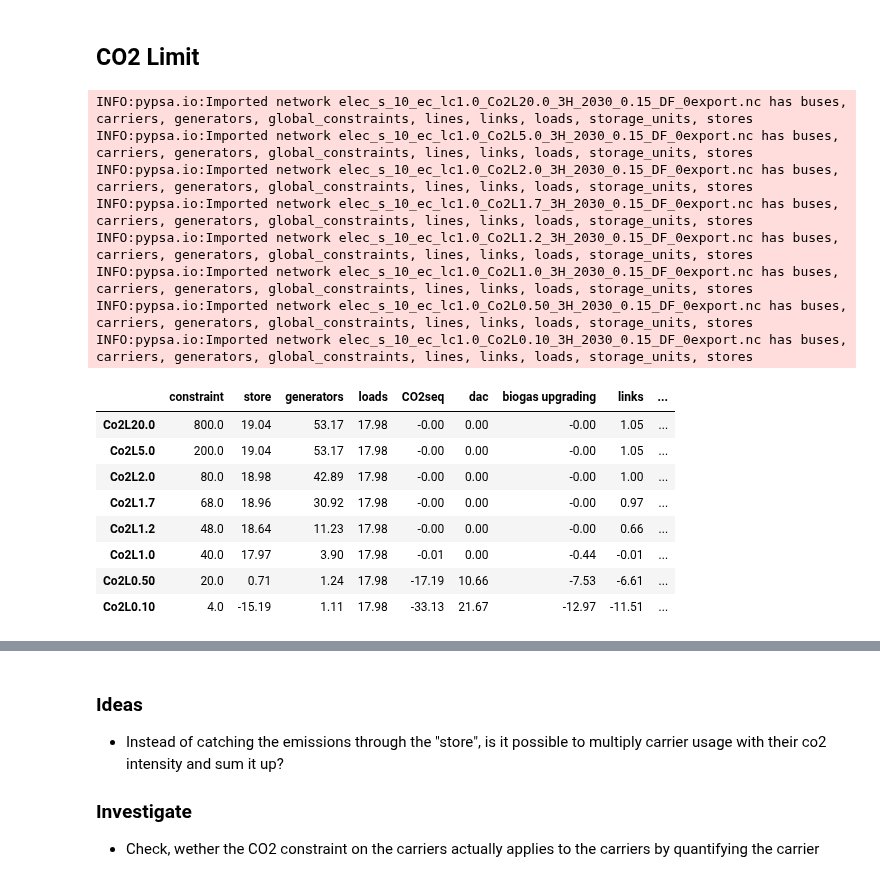
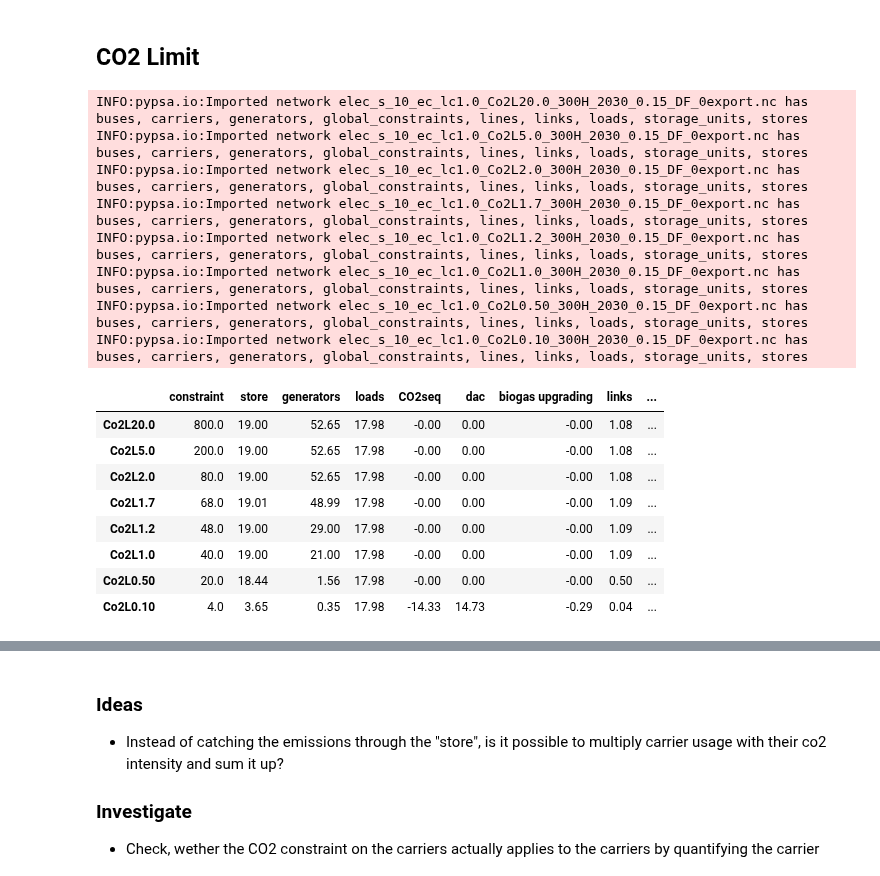
Before and after one commit to energyLS/aldehyde, a Jupyter notebook: workflow/notebooks/test_co2limit.ipynb, the cells around one changed output, grey strips where cells are left out. Drawn from its saved outputs; the diff is of its cells as text; code cells hidden in the pictures.

```diff
--- a/workflow/notebooks/test_co2limit.ipynb
+++ b/workflow/notebooks/test_co2limit.ipynb
@@ -5,15 +5,24 @@ import pypsa
 import pandas as pd
 # %%
 prefix = "/mnt/c/Users/scl38887/Documents/git/aldehyde"
+prefix_eur = "/mnt/c/Users/scl38887/Documents/git/pypsa-eur"
+
+# /mnt/c/Users/scl38887/Documents/git/pypsa-eur/results/carbontest/postnetworks/elec_s_37_lv1.0__Co2L0p25-2000H-T-H-B-I-A-solar+p3-dist1_2030.nc
 
 # Import from pypsa-earth-sec
-run = "wacc15_hem_1marg_1cap_nosmr_0exp_3h_ws"
+run = "carbonfix_300h_ws" #"wacc15_hem_1marg_1cap_nosmr_0exp_3h_ws"
+run_eur = "carbontest"
 Co2Ls = ["Co2L20.0", "Co2L5.0", "Co2L2.0", "Co2L1.7", "Co2L1.2", "Co2L1.0", "Co2L0.50", "Co2L0.10"]
+Co2Ls_eur = ["Co2L0p50", "Co2L0p25", "Co2L0p100"]
+
 
 carbon_stats = pd.DataFrame(columns=["constraint", "store", "generators", "loads", "CO2seq", "dac", "biogas upgrading", "links"])
 
 for Co2L in Co2Ls:
-    n = pypsa.Network(prefix + "/workflow/subworkflows/pypsa-earth-sec/results/" + run + "/postnetworks/elec_s_10_ec_lc1.0_"+Co2L+"_3H_2030_0.15_DF_0export.nc")
+    n = pypsa.Network(prefix + "/workflow/subworkflows/pypsa-earth-sec/results/" + run + "/postnetworks/elec_s_10_ec_lc1.0_"+Co2L+"_300H_2030_0.15_DF_0export.nc")
+    # n = pypsa.Network(prefix_eur + "/results/" + run_eur + "/postnetworks/elec_s_37_lv1.0__"+Co2L+"-2000H-T-H-B-I-A-solar+p3-dist1_2030.nc")
+
+
     carbon_stats.loc[Co2L, "constraint"] = n.global_constraints.loc["CO2Limit", "constant"] / 1e6 # MtCO2
 
     carbon_stats.loc[Co2L, "store"] = n.stores_t.e.filter(like="co2 atmosphere").iloc[-1][0] / 1e6 # MtCO2
@@ -37,30 +46,31 @@ for Co2L in Co2Ls:
 
     carbon_stats.loc[Co2L, "biogas upgrading"] = n.links_t.p0[n.links[n.links.carrier == "biogas to gas"].index].sum().sum() / 1e6 * n.snapshot_weightings.generators[0] * n.links[n.links.carrier == "biogas to gas"].efficiency2[0] # in MtCO2
 # %% [output]
-INFO:pypsa.io:Imported network elec_s_10_ec_lc1.0_Co2L20.0_3H_2030_0.15_DF_0export.nc has buses, carriers, generators, global_constraints, lines, links, loads, storage_units, stores
-INFO:pypsa.io:Imported network elec_s_10_ec_lc1.0_Co2L5.0_3H_2030_0.15_DF_0export.nc has buses, carriers, generators, global_constraints, lines, links, loads, storage_units, stores
-INFO:pypsa.io:Imported network elec_s_10_ec_lc1.0_Co2L2.0_3H_2030_0.15_DF_0export.nc has buses, carriers, generators, global_constraints, lines, links, loads, storage_units, stores
-INFO:pypsa.io:Imported network elec_s_10_ec_lc1.0_Co2L1.7_3H_2030_0.15_DF_0export.nc has buses, carriers, generators, global_constraints, lines, links, loads, storage_units, stores
-INFO:pypsa.io:Imported network elec_s_10_ec_lc1.0_Co2L1.2_3H_2030_0.15_DF_0export.nc has buses, carriers, generators, global_constraints, lines, links, loads, storage_units, stores
-INFO:pypsa.io:Imported network elec_s_10_ec_lc1.0_Co2L1.0_3H_2030_0.15_DF_0export.nc has buses, carriers, generators, global_constraints, lines, links, loads, storage_units, stores
-INFO:pypsa.io:Imported network elec_s_10_ec_lc1.0_Co2L0.50_3H_2030_0.15_DF_0export.nc has buses, carriers, generators, global_constraints, lines, links, loads, storage_units, stores
-INFO:pypsa.io:Imported network elec_s_10_ec_lc1.0_Co2L0.10_3H_2030_0.15_DF_0export.nc has buses, carriers, generators, global_constraints, lines, links, loads, storage_units, stores
+INFO:pypsa.io:Imported network elec_s_10_ec_lc1.0_Co2L20.0_300H_2030_0.15_DF_0export.nc has buses, carriers, generators, global_constraints, lines, links, loads, storage_units, stores
+INFO:pypsa.io:Imported network elec_s_10_ec_lc1.0_Co2L5.0_300H_2030_0.15_DF_0export.nc has buses, carriers, generators, global_constraints, lines, links, loads, storage_units, stores
+INFO:pypsa.io:Imported network elec_s_10_ec_lc1.0_Co2L2.0_300H_2030_0.15_DF_0export.nc has buses, carriers, generators, global_constraints, lines, links, loads, storage_units, stores
+INFO:pypsa.io:Imported network elec_s_10_ec_lc1.0_Co2L1.7_300H_2030_0.15_DF_0export.nc has buses, carriers, generators, global_constraints, lines, links, loads, storage_units, stores
+INFO:pypsa.io:Imported network elec_s_10_ec_lc1.0_Co2L1.2_300H_2030_0.15_DF_0export.nc has buses, carriers, generators, global_constraints, lines, links, loads, storage_units, stores
+INFO:pypsa.io:Imported network elec_s_10_ec_lc1.0_Co2L1.0_300H_2030_0.15_DF_0export.nc has buses, carriers, generators, global_constraints, lines, links, loads, storage_units, stores
+INFO:pypsa.io:Imported network elec_s_10_ec_lc1.0_Co2L0.50_300H_2030_0.15_DF_0export.nc has buses, carriers, generators, global_constraints, lines, links, loads, storage_units, stores
+INFO:pypsa.io:Imported network elec_s_10_ec_lc1.0_Co2L0.10_300H_2030_0.15_DF_0export.nc has buses, carriers, generators, global_constraints, lines, links, loads, storage_units, stores
 # %%
 # Multiply the numeric part of the index by 40 and set it as new index
 #carbon_stats.index = carbon_stats.index.str[4:].astype(float) * 40
 
 carbon_stats["sto + gen + loads"] = carbon_stats["store"] + carbon_stats["generators"] + carbon_stats["loads"]
+carbon_stats["sto + gen"] = carbon_stats["store"] + carbon_stats["generators"]
 carbon_stats["gen + loads + seq"] = carbon_stats["loads"] + carbon_stats["generators"] + carbon_stats["CO2seq"]
 carbon_stats["diff"] = carbon_stats["constraint"] - carbon_stats["sto + gen + loads"]
 carbon_stats["neg_em"] = - carbon_stats["dac"] + carbon_stats["biogas upgrading"]
 carbon_stats.astype(float).round(2)
 # %% [output]
 |  | constraint | store | generators | loads | CO2seq | dac | biogas upgrading | links | ... |
-| Co2L20.0 | 800.0 | 19.04 | 53.17 | 17.98 | -0.00 | 0.00 | -0.00 | 1.05 | ... |
-| Co2L5.0 | 200.0 | 19.04 | 53.17 | 17.98 | -0.00 | 0.00 | -0.00 | 1.05 | ... |
-| Co2L2.0 | 80.0 | 18.98 | 42.89 | 17.98 | -0.00 | 0.00 | -0.00 | 1.00 | ... |
-| Co2L1.7 | 68.0 | 18.96 | 30.92 | 17.98 | -0.00 | 0.00 | -0.00 | 0.97 | ... |
-| Co2L1.2 | 48.0 | 18.64 | 11.23 | 17.98 | -0.00 | 0.00 | -0.00 | 0.66 | ... |
-| Co2L1.0 | 40.0 | 17.97 | 3.90 | 17.98 | -0.01 | 0.00 | -0.44 | -0.01 | ... |
-| Co2L0.50 | 20.0 | 0.71 | 1.24 | 17.98 | -17.19 | 10.66 | -7.53 | -6.61 | ... |
-| Co2L0.10 | 4.0 | -15.19 | 1.11 | 17.98 | -33.13 | 21.67 | -12.97 | -11.51 | ... |
+| Co2L20.0 | 800.0 | 19.00 | 52.65 | 17.98 | -0.00 | 0.00 | -0.00 | 1.08 | ... |
+| Co2L5.0 | 200.0 | 19.00 | 52.65 | 17.98 | -0.00 | 0.00 | -0.00 | 1.08 | ... |
+| Co2L2.0 | 80.0 | 19.00 | 52.65 | 17.98 | -0.00 | 0.00 | -0.00 | 1.08 | ... |
+| Co2L1.7 | 68.0 | 19.01 | 48.99 | 17.98 | -0.00 | 0.00 | -0.00 | 1.09 | ... |
+| Co2L1.2 | 48.0 | 19.00 | 29.00 | 17.98 | -0.00 | 0.00 | -0.00 | 1.09 | ... |
+| Co2L1.0 | 40.0 | 19.00 | 21.00 | 17.98 | -0.00 | 0.00 | -0.00 | 1.09 | ... |
+| Co2L0.50 | 20.0 | 18.44 | 1.56 | 17.98 | -0.00 | 0.00 | -0.00 | 0.50 | ... |
+| Co2L0.10 | 4.0 | 3.65 | 0.35 | 17.98 | -14.33 | 14.73 | -0.29 | 0.04 | ... |
```
Also changed, not shown: parts of 24 cells of this notebook.
